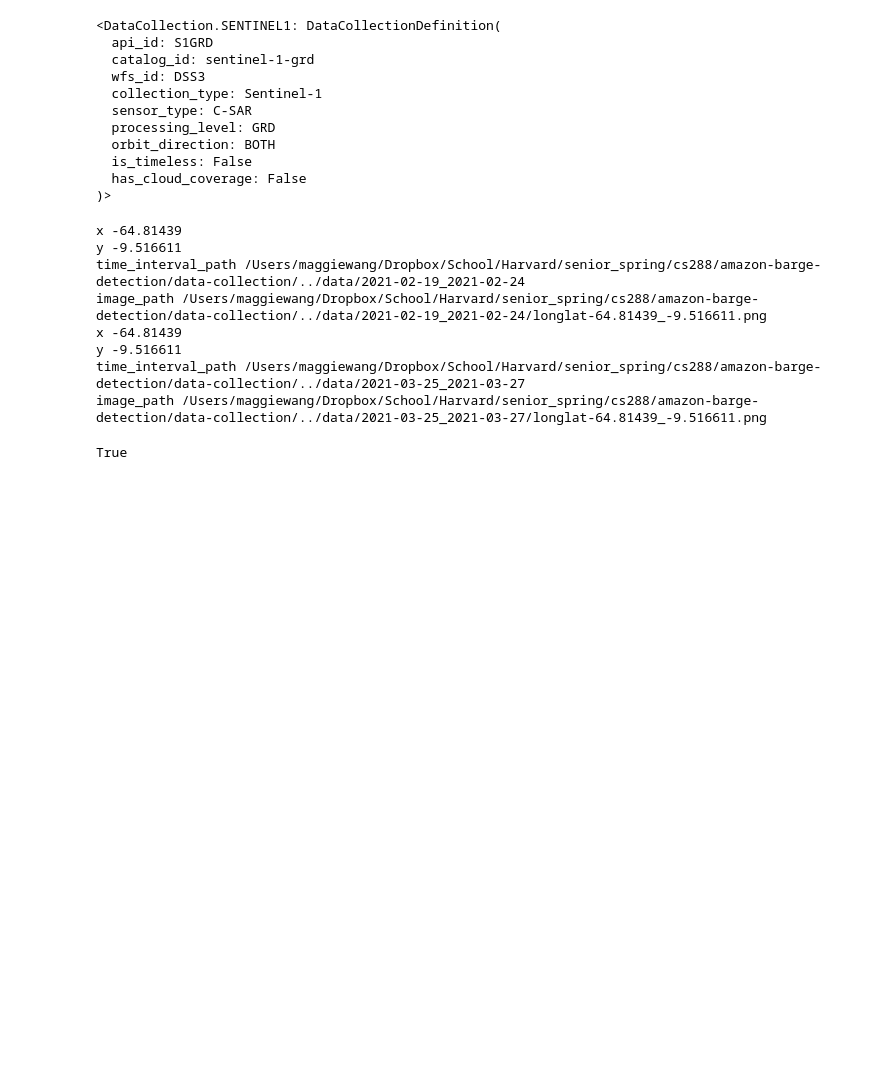
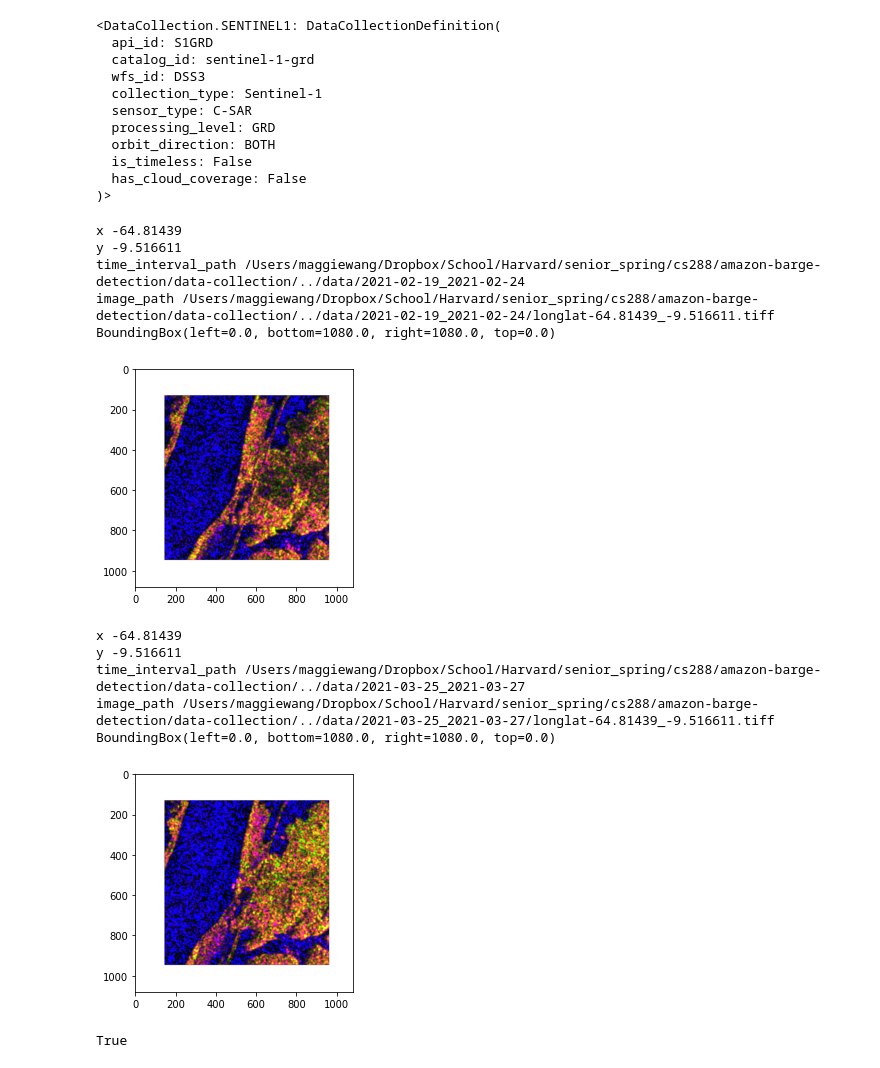
Before and after one commit to julianl092/amazon-barge-detection, a Jupyter notebook: data-collection/sentinel_1_pull_and_tile.ipynb, the cells around one changed output. Cells and saved outputs as stored; diff of their text form; code cells hidden in the pictures; blank space fills up the shorter version.

Commit message:
trying to figure out why the tiffs aren't geotagged

```diff
--- a/data-collection/sentinel_1_pull_and_tile.ipynb
+++ b/data-collection/sentinel_1_pull_and_tile.ipynb
@@ -86,6 +86,9 @@ Supported DataCollections:
 )>
 # %%
 # Read geojson file
+
+import rasterio
+from rasterio.plot import show
 
 # import geojson
 # geojson_file_name = 'mutum-parana-aoi-2.geojson'
@@ -105,17 +108,6 @@ evalscript = """
     return [VV, 2 * VH, VV / VH / 100.0, dataMask]
 """
 
-# evalscript = """
-#     //VERSION=3
-
-#     return [VV, 2 * VH, VV / VH / 100.0, dataMask]
-# """
-
-# time1 = '2021-03-25'
-# time2 = '2021-03-27'
-# time1 = '2021-02-19'
-# time2 = '2021-02-24'
-# time_interval = time1, time2
 time_intervals = [('2021-02-19', '2021-02-24'), ('2021-03-25', '2021-03-27')]
 
 coords = [[[-64.81439, -9.516611]]]
@@ -155,40 +147,48 @@ for time_interval in time_intervals:
             input_data=[
                 SentinelHubRequest.input_data(
                     data_collection=DataCollection.SENTINEL1_IW_DES,
                     time_interval=time_interval,
                 )
             ],
             responses=[
-                SentinelHubRequest.output_response('default', MimeType.PNG)
+                SentinelHubRequest.output_response('default', MimeType.TIFF)
             ],
             bbox=glacier_bbox,
             size=glacier_size,
             config=config
         )
 
         image = request.get_data()[0]
 
         # Crop image based on geojson
 
 
         time_interval_path = os.path.join(dir_path, '../data/' + time_interval[0] + '_' + time_interval[1])
         print('time_interval_path', time_interval_path)
         if not os.path.exists(time_interval_path):
             os.makedirs(time_interval_path)
 
-        image_path = os.path.join(time_interval_path, 'longlat' + str(long_corner) + '_' + str(lat_corner) + '.png')
+        image_path = os.path.join(time_interval_path, 'longlat' + str(long_corner) + '_' + str(lat_corner) + '.tiff')
         print('image_path', image_path)
         # Save image
         plot_image(image, image_path, factor=3.5/255, clip_range=(0,1), show=False)
+
+        img = rasterio.open(image_path)
+        print(img.bounds)
+        show(img)
 # %% [output]
 x -64.81439
 y -9.516611
 time_interval_path /Users/maggiewang/Dropbox/School/Harvard/senior_spring/cs288/amazon-barge-detection/data-collection/../data/2021-02-19_2021-02-24
-image_path /Users/maggiewang/Dropbox/School/Harvard/senior_spring/cs288/amazon-barge-detection/data-collection/../data/2021-02-19_2021-02-24/longlat-64.81439_-9.516611.png
-x -64.81439
-y -9.516611
-time_interval_path /Users/maggiewang/Dropbox/School/Harvard/senior_spring/cs288/amazon-barge-detection/data-collection/../data/2021-03-25_2021-03-27
-image_path /Users/maggiewang/Dropbox/School/Harvard/senior_spring/cs288/amazon-barge-detection/data-collection/../data/2021-03-25_2021-03-27/longlat-64.81439_-9.516611.png
+image_path /Users/maggiewang/Dropbox/School/Harvard/senior_spring/cs288/amazon-barge-detection/data-collection/../data/2021-02-19_2021-02-24/longlat-64.81439_-9.516611.tiff
+BoundingBox(left=0.0, bottom=1080.0, right=1080.0, top=0.0)
+[figure, added]
+x -64.81439
+y -9.516611
+time_interval_path /Users/maggiewang/Dropbox/School/Harvard/senior_spring/cs288/amazon-barge-detection/data-collection/../data/2021-03-25_2021-03-27
+image_path /Users/maggiewang/Dropbox/School/Harvard/senior_spring/cs288/amazon-barge-detection/data-collection/../data/2021-03-25_2021-03-27/longlat-64.81439_-9.516611.tiff
+BoundingBox(left=0.0, bottom=1080.0, right=1080.0, top=0.0)
+[figure, added]
 # %%
 import cv2
 
```
Also changed, not shown: parts of 1 cell of this notebook.
